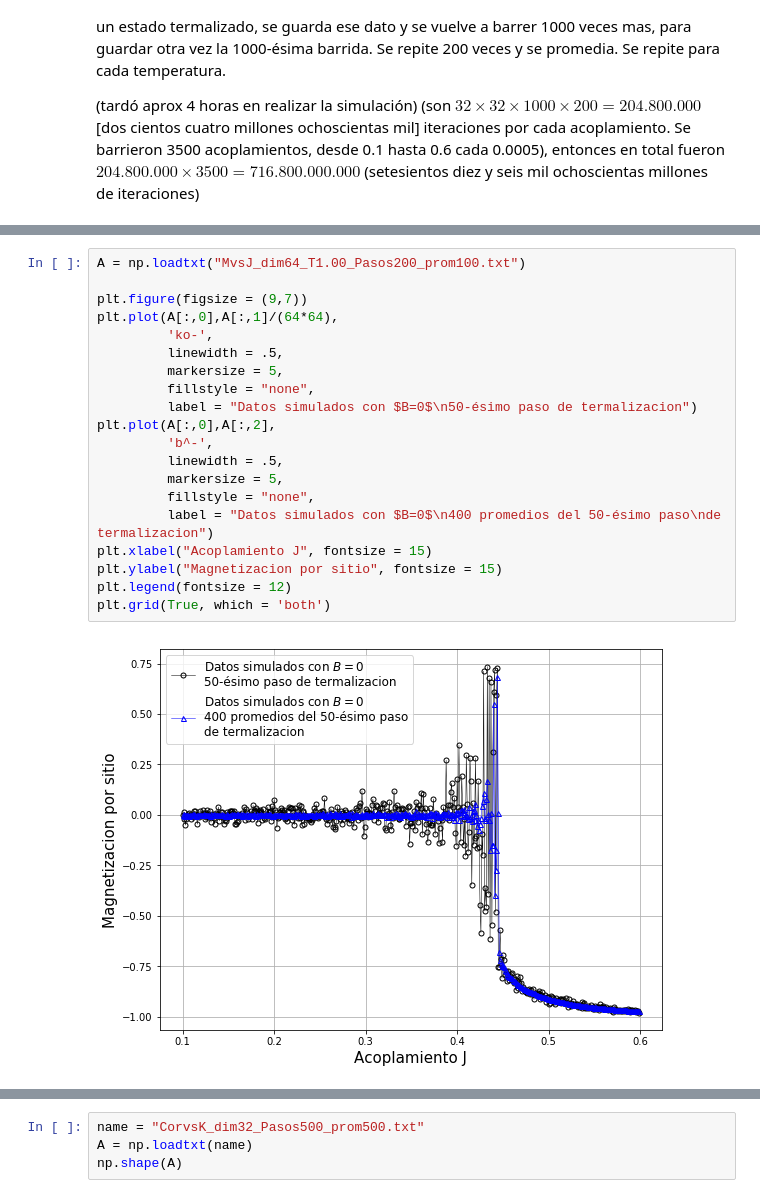
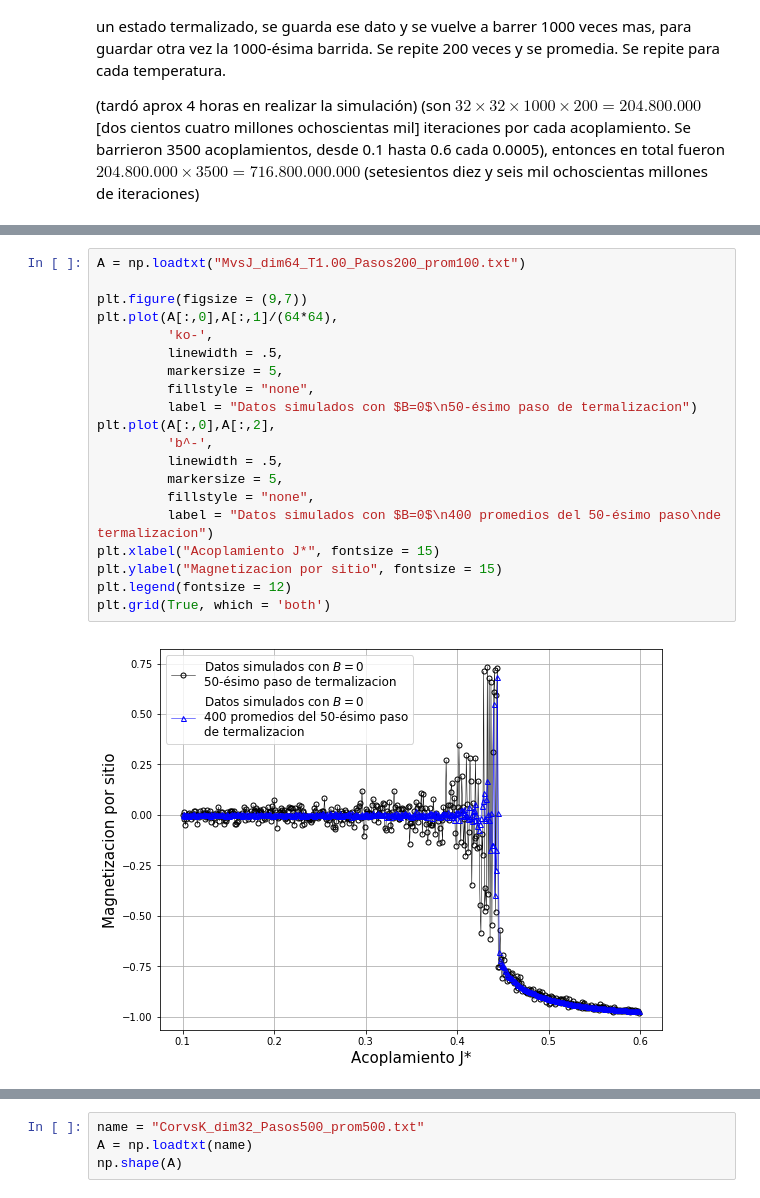
Before and after one commit to Igna11/TP2-Computacional-Ising, a Jupyter notebook: TP2 - Montecarlo - Ising 2D .ipynb, the cells around one changed output, grey strips where cells are left out. Drawn from its saved outputs; the diff is of its cells as text.

```diff
--- a/TP2 - Montecarlo - Ising 2D .ipynb
+++ b/TP2 - Montecarlo - Ising 2D .ipynb
@@ -336,25 +336,25 @@ plt.grid(True, which = 'both')
 # %%
 A = np.loadtxt("MvsJ_dim64_T1.00_Pasos200_prom100.txt")
 
 plt.figure(figsize = (9,7))
 plt.plot(A[:,0],A[:,1]/(64*64),
          'ko-',
          linewidth = .5,
          markersize = 5,
          fillstyle = "none",
          label = "Datos simulados con $B=0$\n50-ésimo paso de termalizacion")
 plt.plot(A[:,0],A[:,2],
          'b^-',
          linewidth = .5,
          markersize = 5,
          fillstyle = "none",
          label = "Datos simulados con $B=0$\n400 promedios del 50-ésimo paso\nde termalizacion")
-plt.xlabel("Acoplamiento J", fontsize = 15)
+plt.xlabel("Acoplamiento J*", fontsize = 15)
 plt.ylabel("Magnetizacion por sitio", fontsize = 15)
 plt.legend(fontsize = 12)
 plt.grid(True, which = 'both')
 # %% [output]
-[figure, old version]
+[figure, new version]
 # %%
 A = np.loadtxt("MvsJ_dim128_T1.00_Pasos100_prom100.txt")
 
```
Also changed, not shown: parts of 10 cells of this notebook.
